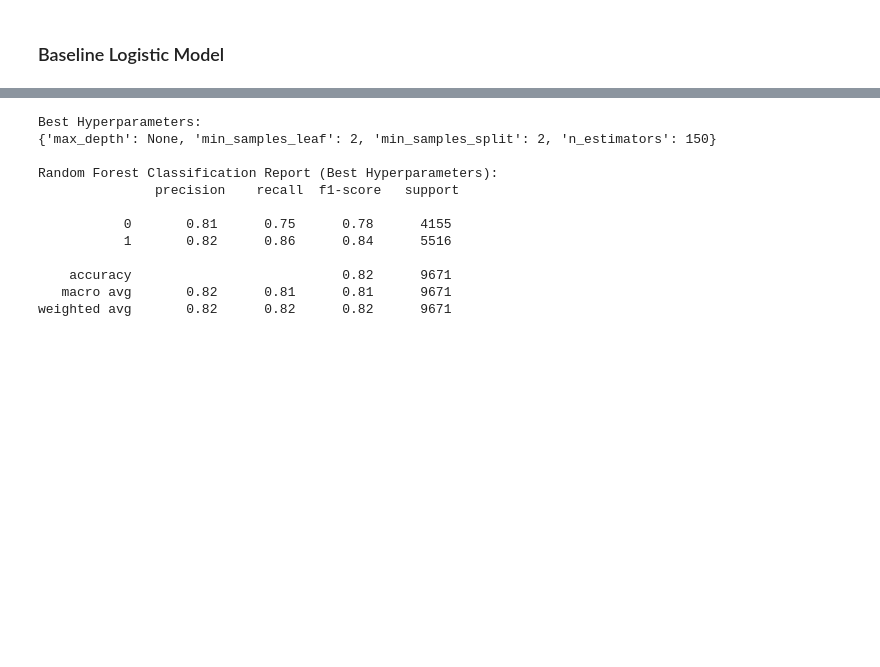
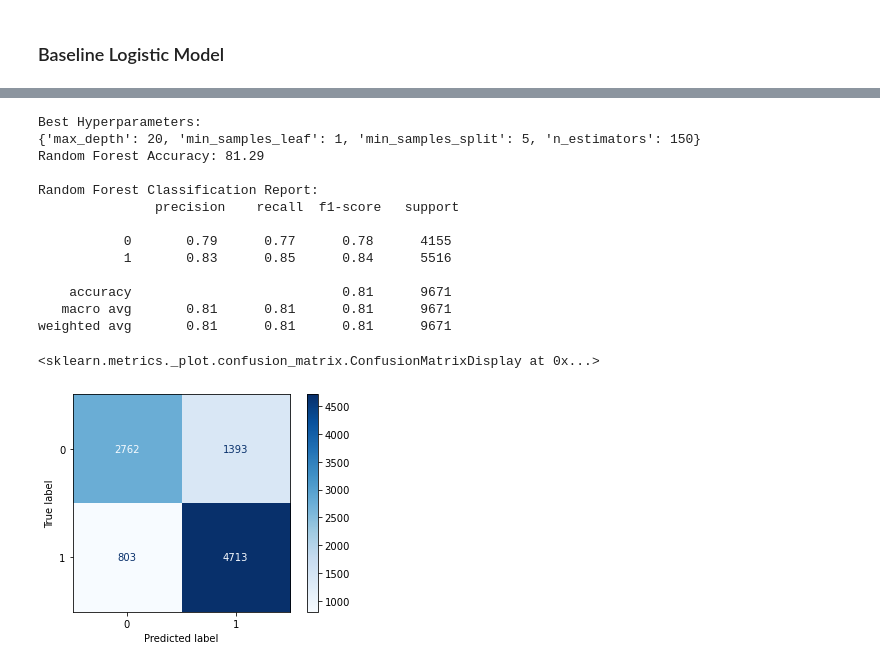
Before and after one commit to Ogutu01/Tanzania-Water-Infrastructure, a Jupyter notebook: index.ipynb, the cells around one changed output, grey strips where cells are left out. Saved outputs shown, nothing was run; the diff lists cells and outputs as text; code cells hidden in the pictures; blank space fills up the shorter version.

```diff
--- a/index.ipynb
+++ b/index.ipynb
@@ -898,45 +1008,53 @@ print("Best Accuracy:", best_score_rf)
 # %%
-from sklearn.ensemble import RandomForestClassifier
-from sklearn.model_selection import GridSearchCV
-from sklearn.metrics import classification_report
+# Create a Random Forest model
 
-# Create a Random Forest model
-rf_model = RandomForestClassifier(random_state=42)
+rf_best_model = RandomForestClassifier(random_state=42)
 
 # Define the hyperparameters and their possible values for the grid search
 param_grid = {
     'n_estimators': [50, 100, 150],
     'max_depth': [None, 10, 20],
     'min_samples_split': [2, 5, 10],
     'min_samples_leaf': [1, 2, 4]
 }
 
 # Create a GridSearchCV object with the Random Forest model and parameter grid
-grid_search = GridSearchCV(rf_model, param_grid, cv=3, scoring='accuracy')
+grid_search = GridSearchCV(rf_best_model, param_grid, cv=3, scoring='accuracy')
 
 # Fit the grid search on the scaled training data
 grid_search.fit(X_train_scaled, y_train)
 
 # Print the best hyperparameters found by the grid search
 print("Best Hyperparameters:")
 print(grid_search.best_params_)
 
 # Use the best model found by the grid search to make predictions on the scaled test data
 y_pred_rf_best = grid_search.best_estimator_.predict(X_test_scaled)
 
-# Evaluate the Random Forest model with the best hyperparameters
-classification_report_rf_best = classification_report(y_test, y_pred_rf_best)
-print("\nRandom Forest Classification Report (Best Hyperparameters):\n", classification_report_rf_best)
+# Evaluate the Random Forest model
+accuracy_best_rf = round(accuracy_score(y_test, y_pred_rf) * 100, 2)
+classification_report_best_rf = classification_report(y_test, y_pred_rf)
+conf_matrix_best_rf = confusion_matrix(y_test, y_pred)
+
+print(f"Random Forest Accuracy: {accuracy_best_rf}")
+print("\nRandom Forest Classification Report:\n", classification_report_best_rf)
+
+# Display confusion matrix as a heatmap
+disp = ConfusionMatrixDisplay(confusion_matrix=conf_matrix_best_rf, display_labels=model.classes_)
+disp.plot(cmap='Blues')
 # %% [output]
 Best Hyperparameters:
-{'max_depth': None, 'min_samples_leaf': 2, 'min_samples_split': 2, 'n_estimators': 150}
+{'max_depth': 20, 'min_samples_leaf': 1, 'min_samples_split': 5, 'n_estimators': 150}
+Random Forest Accuracy: 81.29
 
-Random Forest Classification Report (Best Hyperparameters):
+Random Forest Classification Report:
                precision    recall  f1-score   support
 
-           0       0.81      0.75      0.78      4155
-           1       0.82      0.86      0.84      5516
+           0       0.79      0.77      0.78      4155
+           1       0.83      0.85      0.84      5516
 
-    accuracy                           0.82      9671
-   macro avg       0.82      0.81      0.81      9671
-weighted avg       0.82      0.82      0.82      9671
+    accuracy                           0.81      9671
+   macro avg       0.81      0.81      0.81      9671
+weighted avg       0.81      0.81      0.81      9671
+<sklearn.metrics._plot.confusion_matrix.ConfusionMatrixDisplay at 0x...>
+[figure, added]
```
Also changed, not shown: parts of 20 cells of this notebook.
